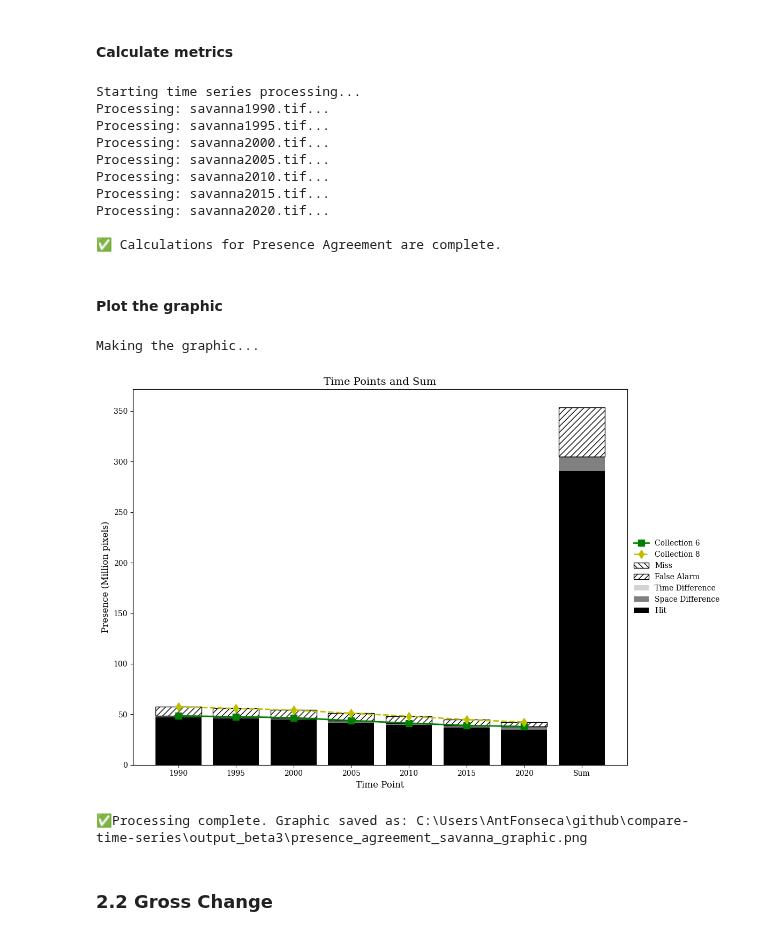
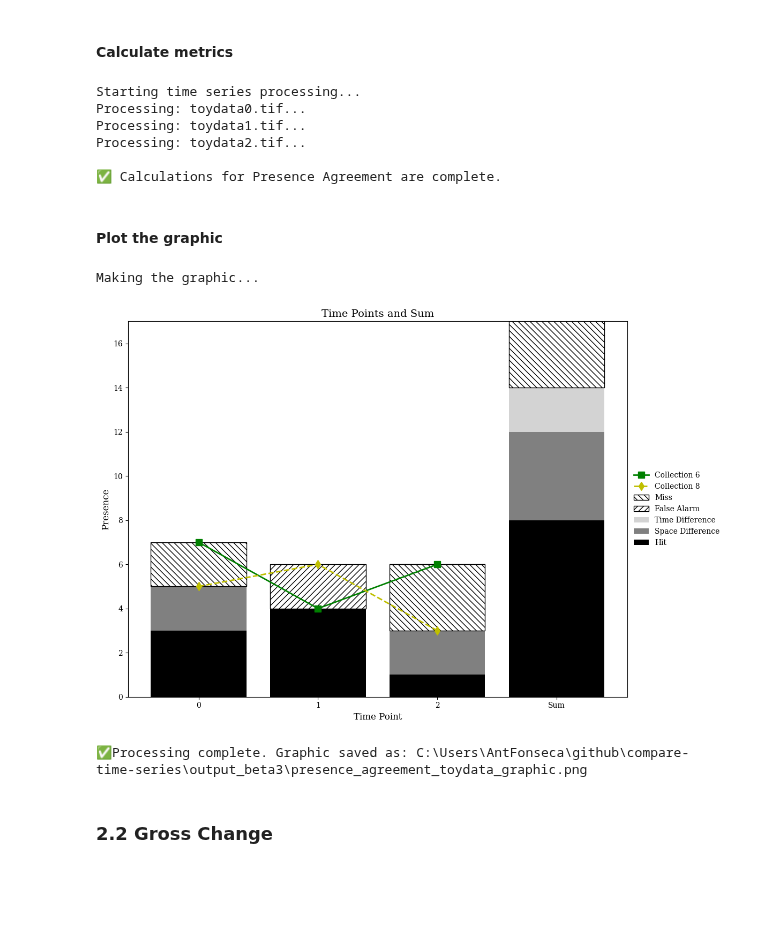
Before and after one commit to antoniovfonseca/compare-time-series, a Jupyter notebook: comparison-time-series-beta3.ipynb, the cells around one changed output. Drawn from its saved outputs; the diff is of its cells as text; code cells hidden in the pictures; blank space fills up the shorter version.

```diff
--- a/comparison-time-series-beta3.ipynb
+++ b/comparison-time-series-beta3.ipynb
@@ -25,15 +26,15 @@ from rasterio.enums import Resampling
 # =============================================================================
 
 # Input raster maps:
-path_series_x = r"C:\Users\AntFonseca\github\compare-time-series\input\collection6"
-path_series_y = r"C:\Users\AntFonseca\github\compare-time-series\input\collection8"
-time_points = [1990, 1995, 2000, 2005, 2010, 2015, 2020]
-class_name = "savanna"
+# path_series_x = r"C:\Users\AntFonseca\github\compare-time-series\input\collection6"
+# path_series_y = r"C:\Users\AntFonseca\github\compare-time-series\input\collection8"
+# time_points = [1990, 1995, 2000, 2005, 2010, 2015, 2020]
+# class_name = "forest"
 
-# path_series_x = r"C:\Users\AntFonseca\github\compare-time-series\input\toydata\x"
-# path_series_y = r"C:\Users\AntFonseca\github\compare-time-series\input\toydata\y"
-# time_points = [0, 1, 2]
-# class_name = "toydata"
+path_series_x = r"C:\Users\AntFonseca\github\compare-time-series\input\toydata\x"
+path_series_y = r"C:\Users\AntFonseca\github\compare-time-series\input\toydata\y"
+time_points = [0, 1, 2]
+class_name = "toydata"
 
 # Output folder
 output_path = r"C:\Users\AntFonseca\github\compare-time-series\output_beta3"
@@ -125,13 +126,9 @@ sum_results["False Alarm"] = np.maximum(0, sum_results["Total Y"] - sum_results[
 print("\n✅ Calculations for Presence Agreement are complete.")
 # %% [output]
 Starting time series processing...
-Processing: savanna1990.tif...
-Processing: savanna1995.tif...
-Processing: savanna2000.tif...
-Processing: savanna2005.tif...
-Processing: savanna2010.tif...
-Processing: savanna2015.tif...
-Processing: savanna2020.tif...
+Processing: toydata0.tif...
+Processing: toydata1.tif...
+Processing: toydata2.tif...
 
 ✅ Calculations for Presence Agreement are complete.
 # %% [markdown]
@@ -144,9 +141,9 @@ print("\nMaking the graphic...")
 
 mpl.rcParams['font.family'] = 'serif'
 
-def millions_formatter(y, pos):
-    """Formats the y-axis tick, dividing by 1 million."""
-    return f'{y / 1_000_000:.0f}'
+# def millions_formatter(y, pos):
+#     """Formats the y-axis tick, dividing by 1 million."""
+#     return f'{y / 1_000_000:.0f}'
 
 labels = [str(tp) for tp in time_points] + ["Sum"]
 hits = [results_by_time.get(tp, {}).get("Hit", 0) for tp in time_points] + [sum_results["Hit"]]
@@ -202,7 +199,8 @@ ax.plot(labels[:-1],
         linewidth=2,
         markersize=8)
 
-ax.yaxis.set_major_formatter(FuncFormatter(millions_formatter))
+# ax.set_ylim(-4_000_000, 2_000_000)
+# ax.yaxis.set_major_formatter(FuncFormatter(millions_formatter))
 
 handles, labels_list = ax.get_legend_handles_labels()
 order = ["Collection 6",
@@ -214,36 +212,38 @@ order = ["Collection 6",
          "Hit"]
 
 legend_dict = dict(zip(labels_list, handles))
 ordered_handles = [legend_dict[label] for label in order]
 ordered_labels = order
 ax.legend(ordered_handles,
           ordered_labels,
           loc='center left',
           bbox_to_anchor=(1, 0.5),
           frameon=False)
 
 ax.set_title('Time Points and Sum',
              fontsize=14)
 ax.set_xlabel('Time Point',
               fontsize=12)
-ax.set_ylabel('Presence (Million pixels)',
+# ax.set_ylabel('Presence (Million pixels)',
+#               fontsize=12)
+ax.set_ylabel('Presence',
               fontsize=12)
 plt.tight_layout(rect=[0, 0, 0.85, 1])
 
 output_filename = f'presence_agreement_{class_name}_graphic.png'
 final_chart_path = os.path.join(output_path,
                                  output_filename)
 
 plt.savefig(final_chart_path,
             dpi=300)
 
 plt.show()
 
 print(f"\n✅Processing complete. Graphic saved as: {final_chart_path}")
 # %% [output]
 Making the graphic...
-[figure, old version]
+[figure, new version]
-✅Processing complete. Graphic saved as: C:\Users\AntFonseca\github\compare-time-series\output_beta3\presence_agreement_savanna_graphic.png
+✅Processing complete. Graphic saved as: C:\Users\AntFonseca\github\compare-time-series\output_beta3\presence_agreement_toydata_graphic.png
 # %% [markdown]
 ### 2.2 Gross Change
 # %% [markdown]
```
Also changed, not shown: parts of 14 cells of this notebook, 33 other files.
